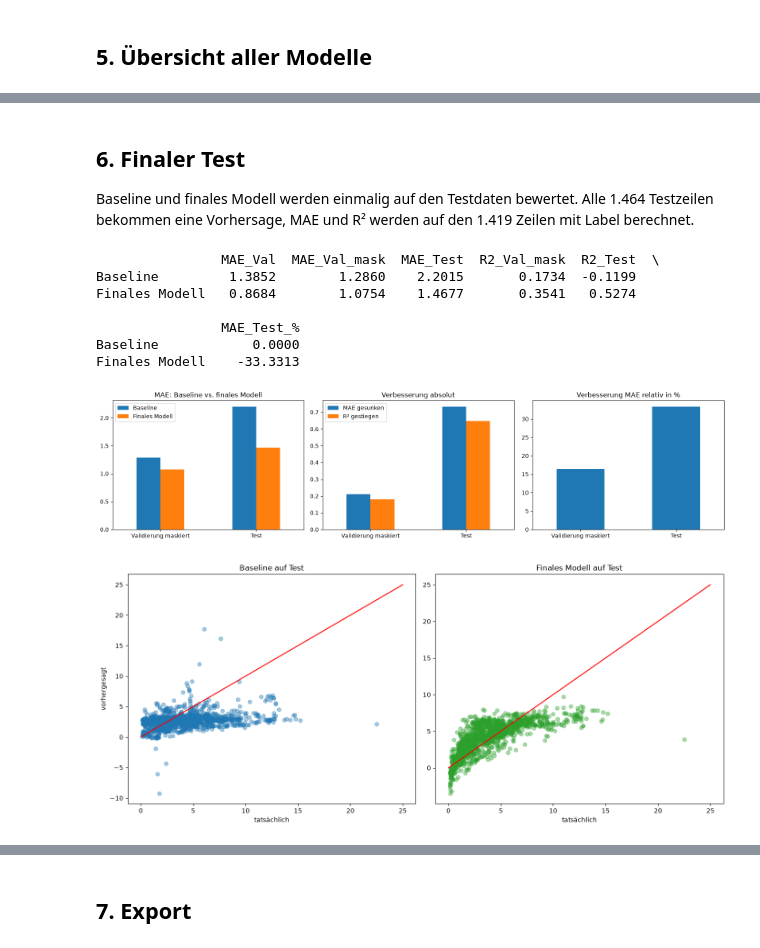
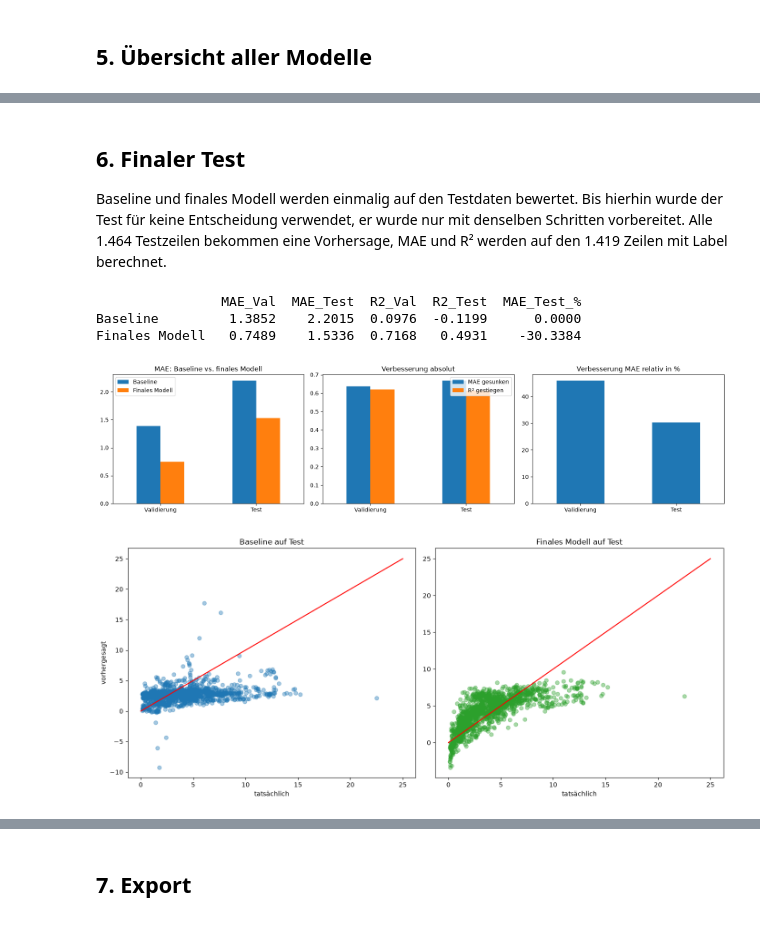
Before and after one commit to kevinvuong04/data-science-26-27, a Jupyter notebook: src/Notebooks/Aufgabe_2_Data_Preparation.ipynb, the cells around one changed output, grey strips where cells are left out. Cells and saved outputs as stored; diff of their text form; code cells hidden in the pictures.

```diff
--- a/src/Notebooks/Aufgabe_2_Data_Preparation.ipynb
+++ b/src/Notebooks/Aufgabe_2_Data_Preparation.ipynb
@@ -33,7 +35,7 @@ train = df.iloc[:split_index].dropna(subset=[LABEL]).copy()
 valid = df.iloc[split_index:].copy()
 
 print("Trainingszeilen ohne Label entfernt:", df.iloc[:split_index][LABEL].isnull().sum())
-for name, data in [("Training", train), ("Validierung", valid), ("Test", test)]:
+for name, data in [("Training", train), ("Validierung", valid)]:
     print(name + ":", data["timestamp"].min(), "bis", data["timestamp"].max(), "|", len(data), "Zeilen, ohne Label:", data[LABEL].isnull().sum())
 # %% [output]
 Trainingszeilen ohne Label entfernt: 204
@@ -567,7 +572,7 @@ if deletion_name == "co2/o3 entfernt":
 
 # Anteil der als Ausreißer ersetzten pm25_lowcost-Werte (über der IQR-Grenze des Trainings)
 q1, q3 = cur[0]["pm25_lowcost"].quantile(0.25), cur[0]["pm25_lowcost"].quantile(0.75)
-for name, data_before in [("Training", cur[0]), ("Validierung", cur[1]), ("Test", cur[3])]:
+for name, data_before in [("Training", cur[0]), ("Validierung", cur[1])]:
     print(name, "pm25_lowcost ersetzt %:", round((data_before["pm25_lowcost"] > q3 + 1.5 * (q3 - q1)).mean() * 100, 1))
 fig, axs = plt.subplots(1, 2, figsize=(15, 5))
 cur[0].plot.scatter(x="pm25_lowcost", y=LABEL, c="relative_humidity", colormap="viridis", sharex=False, ax=axs[0], title="vorher")
@@ -577,14 +582,14 @@ plt.tight_layout()
 plt.show()
 
 if improves(r_joint):
-    take_over(r_joint, data_new, "niedrigster MAE der maskierten Validierung von 36 Kombinationen")
+    take_over(r_joint, data_new, "niedrigster MAE der Validierung von " + str(len(joint_rows)) + " Kombinationen")
 else:
-    adopt(r_joint, "nein", "MAE (maskiert) sinkt nicht")
+    adopt(r_joint, "nein", "MAE sinkt nicht")
 for row in joint_rows:
     if row is not r_joint:
         row["Übernommen"] = "nein"
 with open(LOG_FILE, "a", encoding="utf-8") as log:
-    log.write("ENTSCHEIDUNG übrige 35 Kombinationen: nein (höherer MAE der maskierten Validierung)\n")
+    log.write("ENTSCHEIDUNG übrige " + str(len(joint_rows) - 1) + " Kombinationen: nein (höherer MAE der Validierung)\n")
 show([before, r_joint] + iso_rows)
 # %% [output]
 Training pm25_lowcost ersetzt %: 5.4
@@ -632,10 +638,10 @@ def gap_summary(column):
 RAW_FEATURES = ["pm25_lowcost", "no", "no2", "o3", "co2", "black_carbon", "ufp", "temperature", "relative_humidity",
                 "pressure", "wind_speed", "wind_direction", "rain_vol", "glob_rad"]
 gap_table = pd.DataFrame(index=RAW_FEATURES)
-for name, data in [("Training", df.iloc[:split_index]), ("Val", valid), ("Val maskiert", valid_mask), ("Test", test)]:
+for name, data in [("Training", df.iloc[:split_index]), ("Val", valid)]:
     summary = [gap_summary(data[col]) for col in RAW_FEATURES]
     gap_table["längste Lücke " + name + " (h)"] = [s[0] for s in summary]
-    if name in ["Training", "Test"]:
+    if name == "Training":
         gap_table["in Lücken > 6 h " + name + " %"] = [s[1] for s in summary]
 gap_table.round(1)
 # %% [output]
@@ -667,7 +673,7 @@ Verglichen werden drei Verfahren (Missing-Value-Labs):
 
 Für die Regression werden im Training 20 % der bekannten Werte ausgeblendet und geschätzt. Sie wird nur für Features genutzt, bei denen sie genauer ist als der Median (R² ≥ 0,3). Transformierte Features werden auf der transformierten Skala gefüllt.
 # %%
-train_cur, valid_cur, valid_mask_cur, test_cur = cur
+train_cur, valid_cur, test_cur = cur
 features_now = feature_columns(train_cur)
 IMPUTE_PREDICTORS = {
     "no": ["black_carbon"], "no2": ["black_carbon"], "black_carbon": ["no", "no2"], "ufp": ["no", "no2"],
@@ -702,7 +708,6 @@ for target in IMPUTE_PREDICTORS:
         REG_PREDICTORS[target] = predictors
     rows.append({"Feature": target,
                  "fehlend Train %": train_cur[target].isnull().mean() * 100, "fehlend Val %": valid_cur[target].isnull().mean() * 100,
-                 "fehlend Val maskiert %": valid_mask_cur[target].isnull().mean() * 100, "fehlend Test %": test_cur[target].isnull().mean() * 100,
                  "MAE Nachbarstunden": mean_absolute_error(hidden[target][neighbors.notnull()], neighbors[neighbors.notnull()]),
                  "MAE Median": mae_median, "MAE Regression": mae_reg, "R2 Regression": r2,
                  "lange Lücken": "Regression " + str(predictors) if use_regression else "Median"})
@@ -1126,8 +1117,8 @@ ohne no2                                                -16.4       0.3
 # %% [markdown]
 ## 6. Finaler Test
-Baseline und finales Modell werden einmalig auf den Testdaten bewertet. Alle 1.464 Testzeilen bekommen eine Vorhersage, MAE und R² werden auf den 1.419 Zeilen mit Label berechnet.
+Baseline und finales Modell werden einmalig auf den Testdaten bewertet. Bis hierhin wurde der Test für keine Entscheidung verwendet, er wurde nur mit denselben Schritten vorbereitet. Alle 1.464 Testzeilen bekommen eine Vorhersage, MAE und R² werden auf den 1.419 Zeilen mit Label berechnet.
 # %%
-def evaluate_test(name, train_df, test_df, write_log=True):
+def evaluate_test(name, train_df, test_df):
     features = feature_columns(train_df)
     median = train_df[features].median()          # nur für die Baseline relevant
     X_train = train_df[features].fillna(median)
@@ -1138,72 +1129,52 @@ def evaluate_test(name, train_df, test_df, write_log=True):
     has_label = test_df[LABEL].notnull()
     mae = mean_absolute_error(test_df[LABEL][has_label], prediction[has_label.values])
     r2 = reg.score(X_test[has_label], test_df[LABEL][has_label])
-    if write_log:
-        with open(LOG_FILE, "a", encoding="utf-8") as log:
-            log.write(f"TEST {name} | {len(test_df)} Zeilen, {has_label.sum()} bewertet | MAE Test {mae:.4f} | R2 Test {r2:.4f}\n")
+    with open(LOG_FILE, "a", encoding="utf-8") as log:
+        log.write(f"TEST {name} | {len(test_df)} Zeilen, {has_label.sum()} bewertet | MAE Test {mae:.4f} | R2 Test {r2:.4f}\n")
     return {"MAE_Test": mae, "R2_Test": r2}, prediction
 
 
-train_cur, valid_cur, valid_mask_cur, test_cur = cur
+train_cur, valid_cur, test_cur = cur
 test_baseline, pred_baseline = evaluate_test("Baseline", train, test)
 test_final, pred_final = evaluate_test("Finales Modell", train_cur, test_cur)
 check_integrity(cur)
 
 final_overview = pd.DataFrame({
     "MAE_Val": [baseline["MAE_Val"], current["MAE_Val"]],
-    "MAE_Val_mask": [baseline["MAE_Val_mask"], current["MAE_Val_mask"]],
     "MAE_Test": [test_baseline["MAE_Test"], test_final["MAE_Test"]],
-    "R2_Val_mask": [baseline["R2_Val_mask"], current["R2_Val_mask"]],
+    "R2_Val": [baseline["R2_Val"], current["R2_Val"]],
     "R2_Test": [test_baseline["R2_Test"], test_final["R2_Test"]]}, index=["Baseline", "Finales Modell"])
 final_overview["MAE_Test_%"] = (final_overview["MAE_Test"] / test_baseline["MAE_Test"] - 1) * 100
 print(final_overview.round(4))
 
-# Verbesserung gegenüber der Baseline: absolut und relativ, Validierung (maskiert) und Test
-mae_overview = pd.DataFrame({"Baseline": [baseline["MAE_Val_mask"], test_baseline["MAE_Test"]],
-                             "Finales Modell": [current["MAE_Val_mask"], test_final["MAE_Test"]]}, index=["Validierung maskiert", "Test"])
+# Verbesserung gegenüber der Baseline: absolut und relativ, Validierung und Test
+mae_overview = pd.DataFrame({"Baseline": [baseline["MAE_Val"], test_baseline["MAE_Test"]],
+                             "Finales Modell": [current["MAE_Val"], test_final["MAE_Test"]]}, index=["Validierung", "Test"])
 improvement = pd.DataFrame({"MAE gesunken": mae_overview["Baseline"] - mae_overview["Finales Modell"],
-                            "R² gestiegen": [current["R2_Val_mask"] - baseline["R2_Val_mask"], test_final["R2_Test"] - test_baseline["R2_Test"]]})
+                            "R² gestiegen": [current["R2_Val"] - baseline["R2_Val"], test_final["R2_Test"] - test_baseline["R2_Test"]]})
 fig, axs = plt.subplots(1, 3, figsize=(16, 4))
 mae_overview.plot.bar(ax=axs[0], rot=0, title="MAE: Baseline vs. finales Modell")
 improvement.plot.bar(ax=axs[1], rot=0, title="Verbesserung absolut")
 (improvement["MAE gesunken"] / mae_overview["Baseline"] * 100).plot.bar(ax=axs[2], rot=0, title="Verbesserung MAE relativ in %")
 plt.tight_layout()
 plt.show()
 
 has_label = test[LABEL].notnull()
 fig, axs = plt.subplots(1, 2, figsize=(14, 6))
 axs[0].scatter(test.loc[has_label, LABEL], pred_baseline[has_label.values], alpha=0.4)
 axs[0].plot([0, 25], [0, 25], color="red")
 axs[0].set_title("Baseline auf Test")
 axs[0].set_xlabel("tatsächlich")
 axs[0].set_ylabel("vorhergesagt")
 axs[1].scatter(test.loc[has_label, LABEL], pred_final[has_label.values], alpha=0.4, color="tab:green")
 axs[1].plot([0, 25], [0, 25], color="red")
 axs[1].set_title("Finales Modell auf Test")
 axs[1].set_xlabel("tatsächlich")
 plt.tight_layout()
 plt.show()
-
-# Warum ist der Test schlechter als die Validierung? (Abweichung > 0: Modell schätzt zu niedrig)
-error = test[LABEL] - pred_final
-q1, q3 = train["pm25_lowcost"].quantile(0.25), train["pm25_lowcost"].quantile(0.75)
-above_fence = test["pm25_lowcost"] > q3 + 1.5 * (q3 - q1)
-print("\nNach Monat:")
-print(pd.DataFrame({"MAE": error.abs().groupby(test["year_month"]).mean(), "mittlere Abweichung": error.groupby(test["year_month"]).mean()}).round(3))
-print("\nNach pm25_lowcost über der IQR-Grenze des Trainings (True) / darunter (False):")
-print(pd.DataFrame({"MAE": error.abs().groupby(above_fence).mean(), "mittlere Abweichung": error.groupby(above_fence).mean()}).round(3))
-print("\nMAE naive Vorhersage (Trainings-Mittelwert): Validierung", round(mean_absolute_error(valid[LABEL], [train[LABEL].mean()] * len(valid)), 3),
-      "| Test", round(mean_absolute_error(test[LABEL][has_label], [train[LABEL].mean()] * has_label.sum()), 3))
-print(pd.DataFrame({"Median Low-Cost": [train["pm25_lowcost"].median(), valid["pm25_lowcost"].median(), test["pm25_lowcost"].median()],
-                    "Median Referenz": [train[LABEL].median(), valid[LABEL].median(), test[LABEL].median()]},
-                   index=["Training", "Validierung", "Test"]).round(2))
 # %% [output]
-                MAE_Val  MAE_Val_mask  MAE_Test  R2_Val_mask  R2_Test  \
-Baseline         1.3852        1.2860    2.2015       0.1734  -0.1199
-Finales Modell   0.8684        1.0754    1.4677       0.3541   0.5274
-
-                MAE_Test_%
-Baseline            0.0000
-Finales Modell    -33.3313
+                MAE_Val  MAE_Test  R2_Val  R2_Test  MAE_Test_%
+Baseline         1.3852    2.2015  0.0976  -0.1199      0.0000
+Finales Modell   0.7489    1.5336  0.7168   0.4931    -30.3384
-[figure, old version]
+[figure, new version]
-[figure, old version]
+[figure, new version]
```
Also changed, not shown: parts of 51 cells of this notebook, 5 other files.
